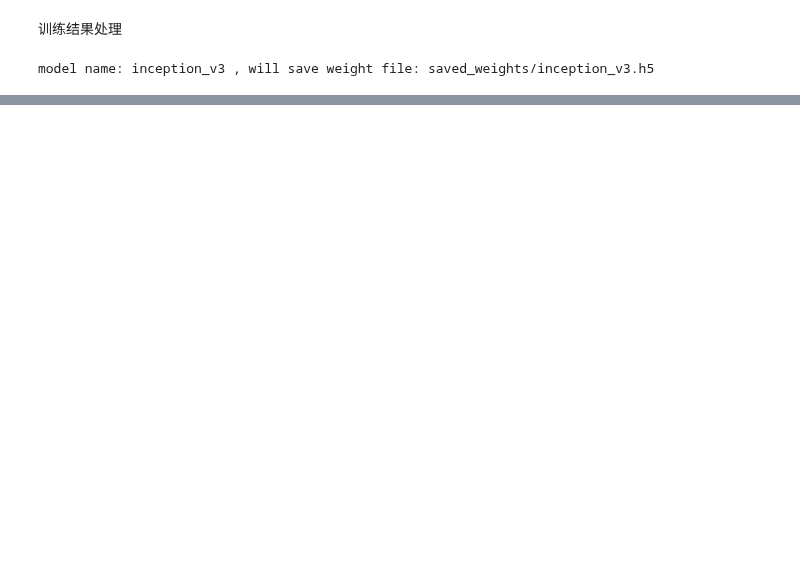
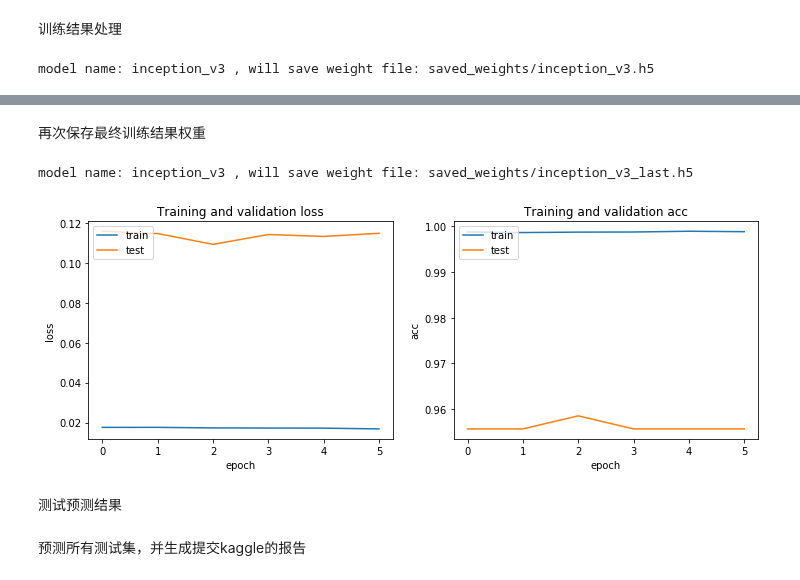
Before and after one commit to edwardpan/udacity_homework, a Jupyter notebook: machinelearning2/graduation_project/inceptionv3.ipynb, the cells around one changed output, grey strips where cells are left out. Cells and saved outputs as stored; diff of their text form; code cells hidden in the pictures; blank space fills up the shorter version.

```diff
--- a/machinelearning2/graduation_project/inceptionv3.ipynb
+++ b/machinelearning2/graduation_project/inceptionv3.ipynb
@@ -242,7 +255,7 @@ fine_tuning_layer = 172
 # for layer in model.layers[fine_tuning_layer:]:
 #     layer.trainable = True
 
-op = SGD(lr=0.00001, decay=10e-8, momentum=0.9, nesterov=True)
+op = SGD(lr=0.00001, decay=1e-8, momentum=0.9, nesterov=True)
 model.compile(optimizer=op, loss='categorical_crossentropy', metrics=['accuracy'])
 # %%
 # 训练代数
@@ -269,0 +287,34 @@ KeyboardInterrupt:
+# %% [markdown]
+再次保存最终训练结果权重
+# %%
+# 保存权重
+save_file = saved_weights + '/' + model.name + '_last.h5'
+print("model name:", model.name, ", will save weight file:", save_file)
+model.save_weights(save_file)
+# %% [output]
+model name: inception_v3 , will save weight file: saved_weights/inception_v3_last.h5
+# %%
+# 绘制图型
+plt.figure(figsize=(12, 4))
+
+plt.subplot(1, 2, 1)
+plt.title('Training and validation loss')
+plt.ylabel('loss')
+plt.xlabel('epoch')
+plt.plot(history.history['loss'])
+plt.plot(history.history['val_loss'])
+plt.legend(['train', 'test'], loc='upper left')
+
+plt.subplot(1, 2, 2)
+plt.plot(history.history['acc'])
+plt.plot(history.history['val_acc'])
+plt.title('Training and validation acc')
+plt.ylabel('acc')
+plt.xlabel('epoch')
+plt.legend(['train', 'test'], loc='upper left')
+
+plt.show()
+# %% [output]
+[figure, added]
+# %% [markdown]
+测试预测结果
@@ -269,0 +336,2 @@ KeyboardInterrupt:
+# %% [markdown]
+预测所有测试集，并生成提交kaggle的报告
```
Also changed, not shown: parts of 14 cells of this notebook, 2 other files.
